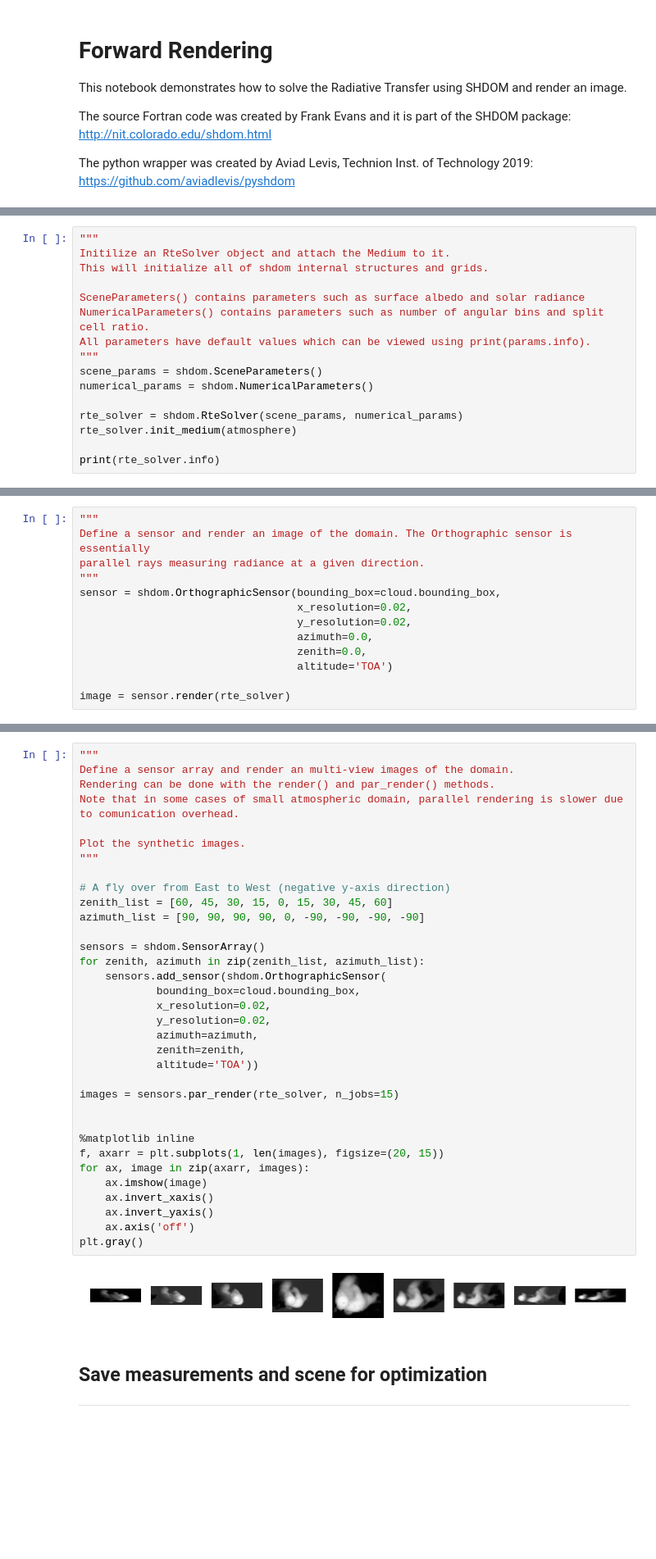
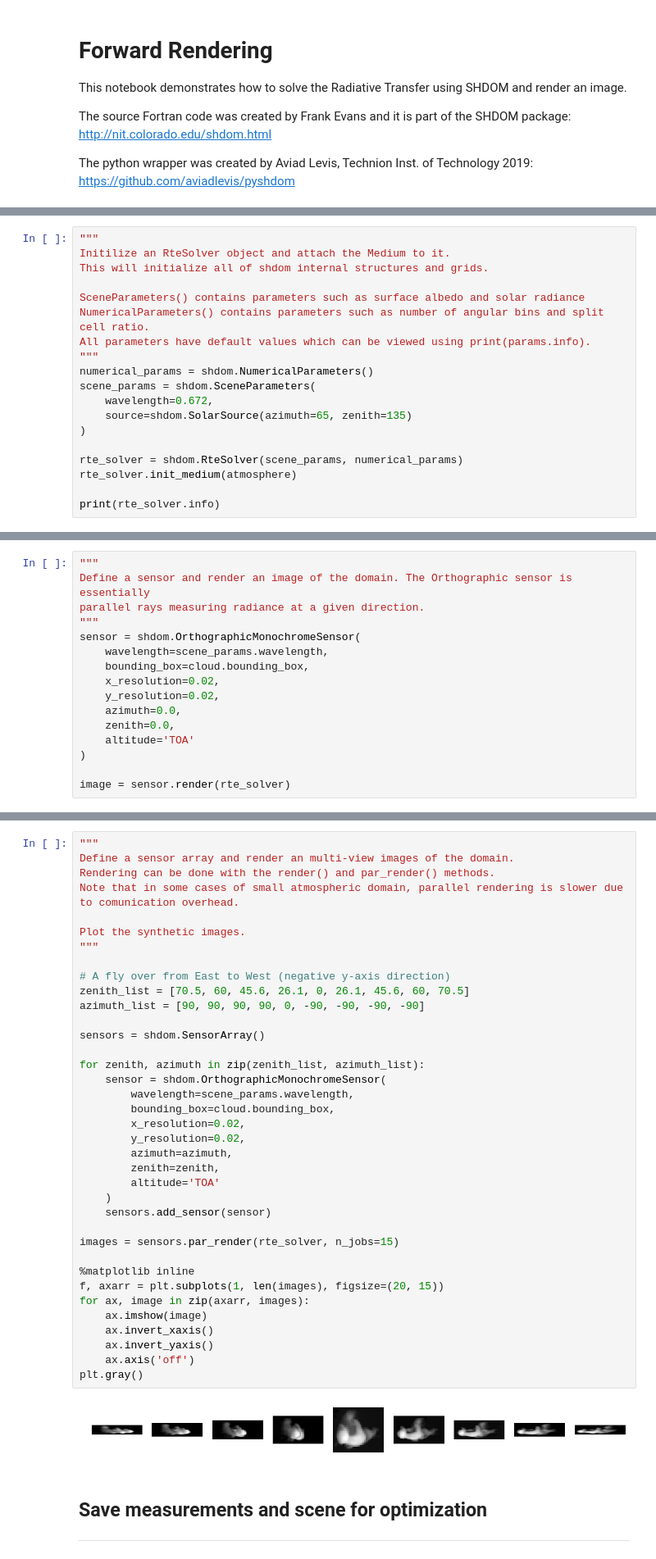
Before and after one commit to CloudTomography/AT3D, a Jupyter notebook: notebooks/Forward Rendering.ipynb, the cells around one changed output, grey strips where cells are left out. Shown at 82% size. Saved outputs shown, nothing was run; the diff lists cells and outputs as text; blank space fills up the shorter version.

```diff
--- a/notebooks/Forward Rendering.ipynb
+++ b/notebooks/Forward Rendering.ipynb
@@ -90,8 +85,11 @@ SceneParameters() contains parameters such as surface albedo and solar radiance
 NumericalParameters() contains parameters such as number of angular bins and split cell ratio.
 All parameters have default values which can be viewed using print(params.info).
 """
-scene_params = shdom.SceneParameters()
 numerical_params = shdom.NumericalParameters()
+scene_params = shdom.SceneParameters(
+    wavelength=0.672,
+    source=shdom.SolarSource(azimuth=65, zenith=135)
+)
 
 rte_solver = shdom.RteSolver(scene_params, numerical_params)
 rte_solver.init_medium(atmosphere)
@@ -132,12 +127,15 @@ rte_solver.solve(maxiter=100)
 Define a sensor and render an image of the domain. The Orthographic sensor is essentially
 parallel rays measuring radiance at a given direction.
 """
-sensor = shdom.OrthographicSensor(bounding_box=cloud.bounding_box,
-                                  x_resolution=0.02,
-                                  y_resolution=0.02,
-                                  azimuth=0.0,
-                                  zenith=0.0,
-                                  altitude='TOA')
+sensor = shdom.OrthographicMonochromeSensor(
+    wavelength=scene_params.wavelength,
+    bounding_box=cloud.bounding_box,
+    x_resolution=0.02,
+    y_resolution=0.02,
+    azimuth=0.0,
+    zenith=0.0,
+    altitude='TOA'
+)
 
 image = sensor.render(rte_solver)
 # %%
@@ -158,39 +156,42 @@ plt.colorbar()
 # %%
 """
 Define a sensor array and render an multi-view images of the domain.
 Rendering can be done with the render() and par_render() methods.
 Note that in some cases of small atmospheric domain, parallel rendering is slower due to comunication overhead.
 
 Plot the synthetic images.
 """
 
 # A fly over from East to West (negative y-axis direction)
-zenith_list = [60, 45, 30, 15, 0, 15, 30, 45, 60]
+zenith_list = [70.5, 60, 45.6, 26.1, 0, 26.1, 45.6, 60, 70.5]
 azimuth_list = [90, 90, 90, 90, 0, -90, -90, -90, -90]
 
 sensors = shdom.SensorArray()
+
 for zenith, azimuth in zip(zenith_list, azimuth_list):
-    sensors.add_sensor(shdom.OrthographicSensor(
-            bounding_box=cloud.bounding_box,
-            x_resolution=0.02,
-            y_resolution=0.02,
-            azimuth=azimuth,
-            zenith=zenith,
-            altitude='TOA'))
+    sensor = shdom.OrthographicMonochromeSensor(
+        wavelength=scene_params.wavelength,
+        bounding_box=cloud.bounding_box,
+        x_resolution=0.02,
+        y_resolution=0.02,
+        azimuth=azimuth,
+        zenith=zenith,
+        altitude='TOA'
+    )
+    sensors.add_sensor(sensor)
 
 images = sensors.par_render(rte_solver, n_jobs=15)
-
 
 %matplotlib inline
 f, axarr = plt.subplots(1, len(images), figsize=(20, 15))
 for ax, image in zip(axarr, images):
     ax.imshow(image)
     ax.invert_xaxis()
     ax.invert_yaxis()
     ax.axis('off')
 plt.gray()
 # %% [output]
-[figure, old version]
+[figure, new version]
 # %% [markdown]
 ## Save measurements and scene for optimization
 ---
```
Also changed, not shown: parts of 10 cells of this notebook, 4 other files.
